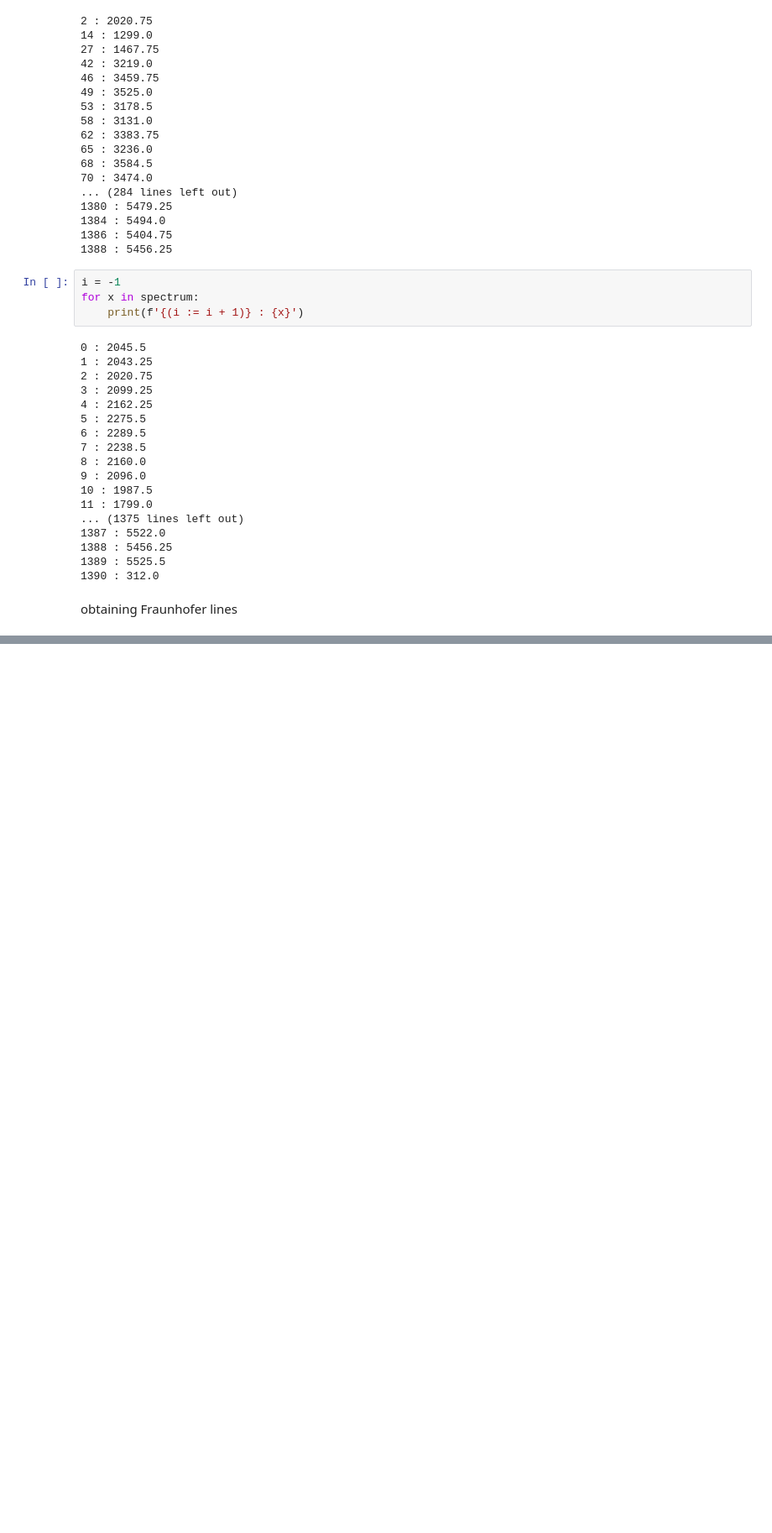
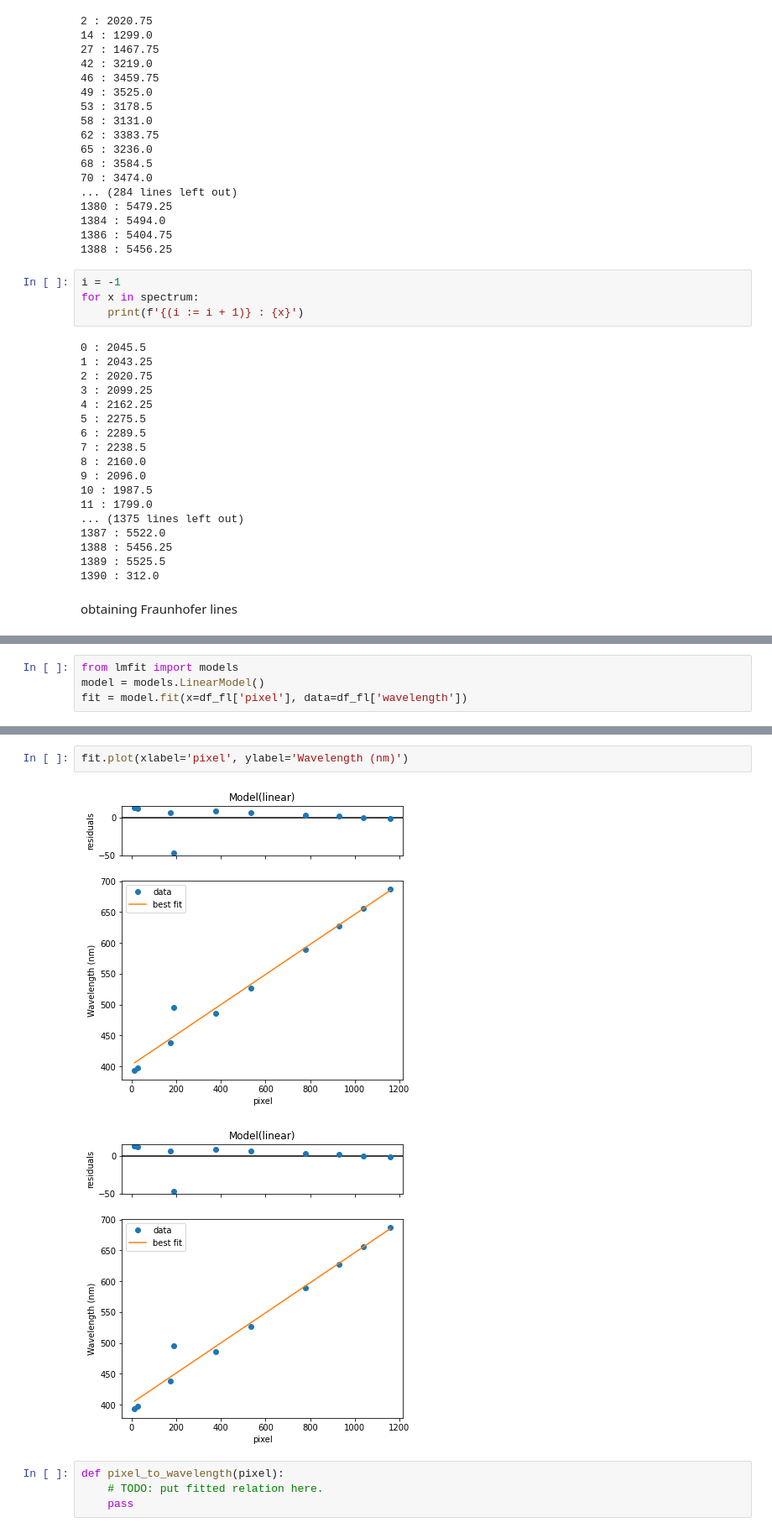
Before and after one commit to Yousousen/solar_physics, a Jupyter notebook: spectrum.ipynb, the cells around one changed output, grey strips where cells are left out. Shown: that part at 84% size. Drawn from its saved outputs; the diff is of its cells as text; blank space fills up the shorter version.

```diff
--- a/spectrum.ipynb
+++ b/spectrum.ipynb
@@ -218,0 +232,4 @@ Index(['name', 'wavelength', 'pixel', 'intensity'], dtype='object')
+# %%
+from lmfit import models
+model = models.LinearModel()
+fit = model.fit(x=df_fl['pixel'], data=df_fl['wavelength'])
@@ -218,0 +254,9 @@ Index(['name', 'wavelength', 'pixel', 'intensity'], dtype='object')
+# %%
+fit.plot(xlabel='pixel', ylabel='Wavelength (nm)')
+# %% [output]
+[figure, added]
+[figure, added]
+# %%
+def pixel_to_wavelength(pixel):
+    # TODO: put fitted relation here.
+    pass
```
Also changed, not shown: parts of 5 cells of this notebook, 1 other file.
